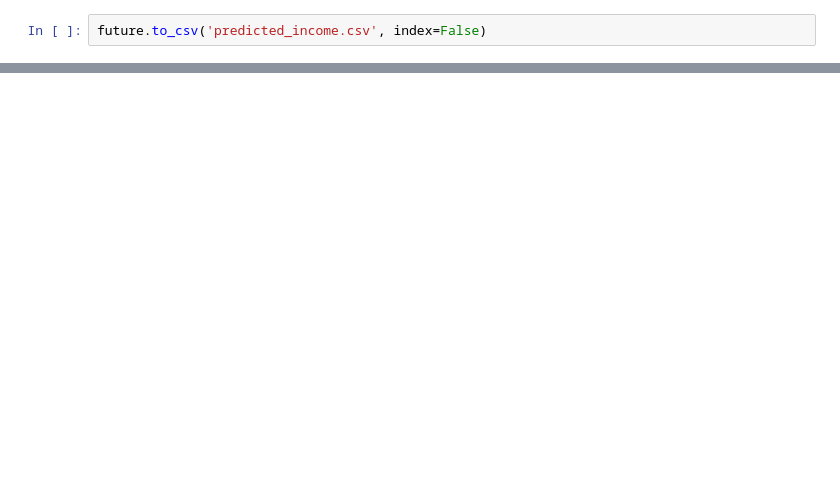
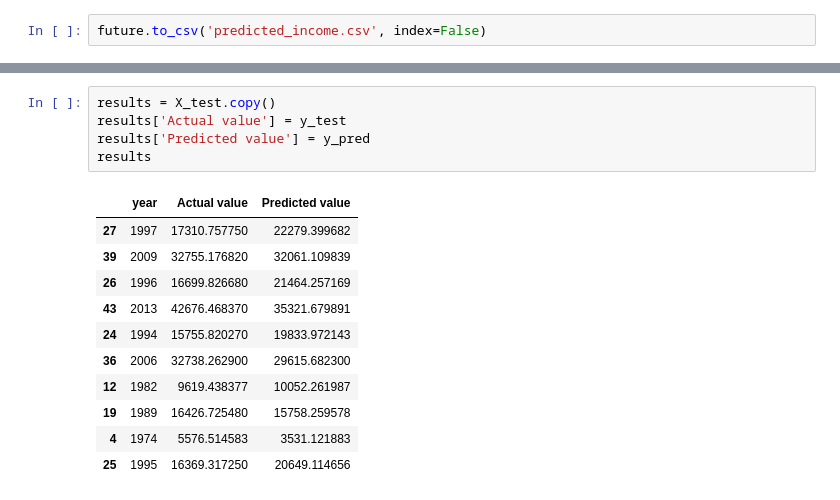
Before and after one commit to meghanaagnur/linear-regression, a Jupyter notebook: 02-Canada-Per-Capita-Income/canada_income_prediction.ipynb, the cells around one changed output, grey strips where cells are left out. Drawn from its saved outputs; the diff is of its cells as text; blank space fills up the shorter version.

```diff
--- a/02-Canada-Per-Capita-Income/canada_income_prediction.ipynb
+++ b/02-Canada-Per-Capita-Income/canada_income_prediction.ipynb
@@ -53,0 +90,17 @@ future.to_csv('predicted_income.csv', index=False)
+# %%
+results = X_test.copy()
+results['Actual value'] = y_test
+results['Predicted value'] = y_pred
+results
+# %% [output]
+|  | year | Actual value | Predicted value |
+| 27 | 1997 | 17310.757750 | 22279.399682 |
+| 39 | 2009 | 32755.176820 | 32061.109839 |
+| 26 | 1996 | 16699.826680 | 21464.257169 |
+| 43 | 2013 | 42676.468370 | 35321.679891 |
+| 24 | 1994 | 15755.820270 | 19833.972143 |
+| 36 | 2006 | 32738.262900 | 29615.682300 |
+| 12 | 1982 | 9619.438377 | 10052.261987 |
+| 19 | 1989 | 16426.725480 | 15758.259578 |
+| 4 | 1974 | 5576.514583 | 3531.121883 |
+| 25 | 1995 | 16369.317250 | 20649.114656 |
```
Also changed, not shown: parts of 8 cells of this notebook, 2 other files.
